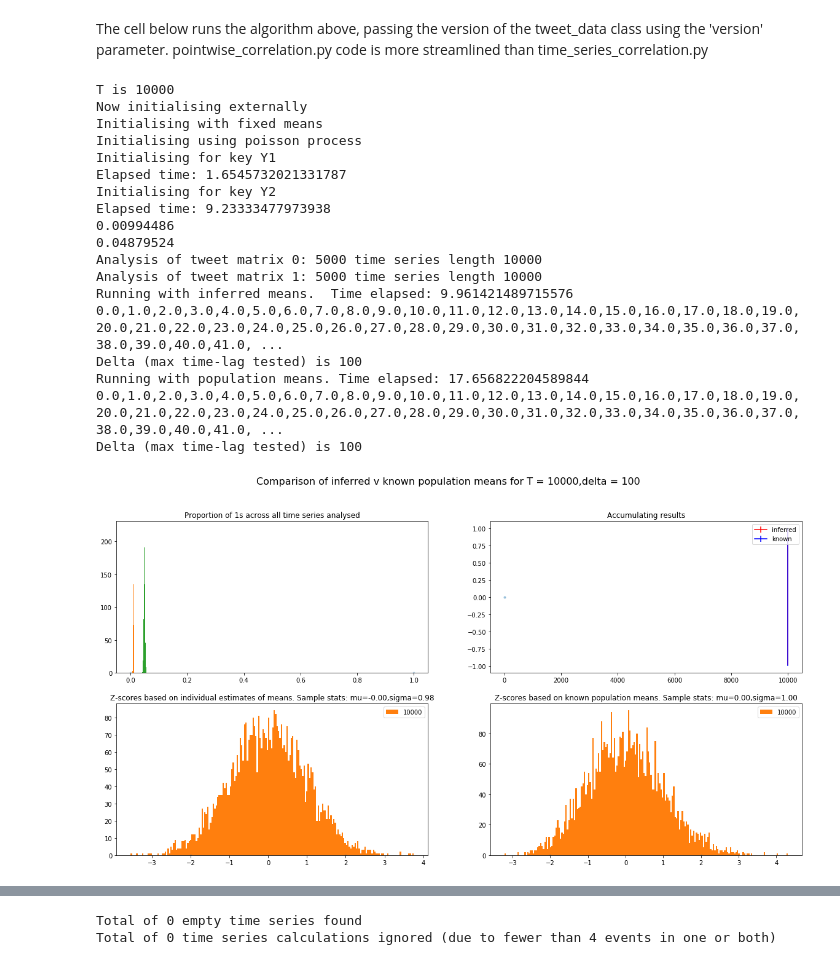
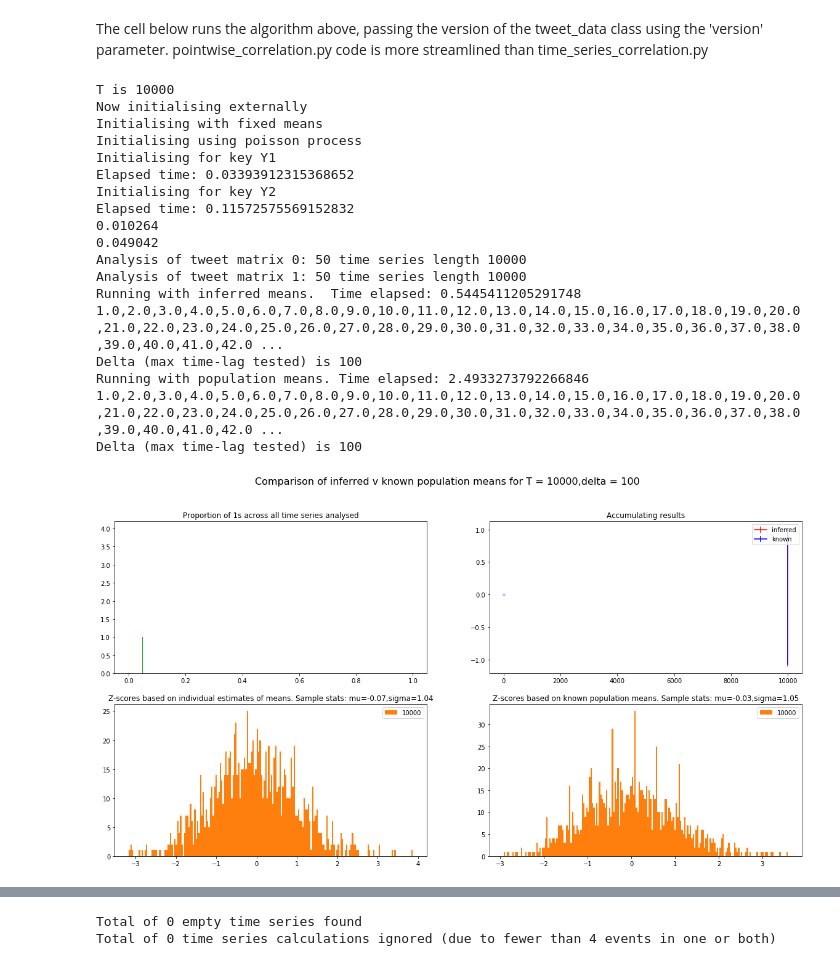
Before and after one commit to owenldennis/Tweet-timings, a Jupyter notebook: src/Tweet_project_tests.ipynb, the cells around one changed output, grey strips where cells are left out. Saved outputs shown, nothing was run; the diff lists cells and outputs as text; code cells hidden in the pictures.

Commit message:
slow_pop_means

```diff
--- a/src/Tweet_project_tests.ipynb
+++ b/src/Tweet_project_tests.ipynb
@@ -193,55 +182,57 @@ pc.EMPTY_TIME_SERIES_COUNT = 0
 # parameter dictionary
 params_dict = {
 #                'T' : 1000                        # Length of each time series
-                'n' : 5000,                      # How many time series in each population
+                'n' : 50,                      # How many time series in each population
                'Use external intialisation' : True,
-#                   'Use population means' : True, # Refers to whether correlation calculation is based on pre-determined or measured means
-                   'Use fixed means for setup' : True, # Refers to whether population(s) taken from given means or chai-squared dist
-#                       'random seed' : None,
-#                   'Test_mode' : False,
-                   'dense' : True,  # only needed for time_series_correlation (obsolete class)
-                    'sparse': False # must be false - only dense time series can be analysed
+#               'Use population means' : True, # Refers to whether correlation calculation is based on pre-determined or measured means
+
+                'Use fixed means for setup' : True, # Refers to whether population(s) taken from given means or chai-squared dist
+                'p1' : 0.01,
+                'p2' : 0.05,            # mean occurences from which populations will be drawn
+
+#               'Test_mode' : False,
+#                'dense' : True,  # only needed for time_series_correlation (obsolete class)
+                'sparse': False # must be false - only dense time series can be analysed
                     }
 
 lengths=[10000]  # Which lengths of time series to run the algorithm for
-p1=0.01                # mean occurences from which populations will be drawn
-p2=0.05                # if fixed means are used
-df=compare_inferred_and_known_means(version=pc,xs=lengths,params=[p1,p2,params_dict],
-                                    poisson_process=True,disjoint=True,verbose=True)
+
+df=compare_inferred_and_known_means(version=pc,xs=lengths,params=params_dict,
+                                    poisson_process=True,disjoint=False,verbose=True)
 plt.show()
 display(df)
 
 short_ts_data = np.array(pc.SHORT_TIME_SERIES_Z_SCORES)
 print("Total of {0} empty time series found".format(pc.EMPTY_TIME_SERIES_COUNT))
 print("Total of {0} time series calculations ignored (due to fewer than 4 events in one or both)".format(len(short_ts_data)))
 
 if len(short_ts_data):
     df = pd.DataFrame(list(np.transpose([[min(ts_data[0],ts_data[1]) for ts_data in short_ts_data],list(short_ts_data[:,2])])),
                       columns = ['Length of short time series','Z score'])
     print("Z_scores for comparisons involving very short series averaged : {0}".format(np.mean(short_ts_data[:,2])))
     #plt.plot([min(ts_data[0],ts_data[1]) for ts_data in short_ts_data],short_ts_data[:,2], 'x')
     #plt.show()
 
 #print("Mean and sigma for the z scores for empty time series are {0} and {1}".format(np.mean(z_scores), np.std(z_scores)))
 #plt.hist(z_scores)
 # %% [output]
 T is 10000
 Now initialising externally
 Initialising with fixed means
 Initialising using poisson process
 Initialising for key Y1
-Elapsed time: 1.6545732021331787
+Elapsed time: 0.03393912315368652
 Initialising for key Y2
-Elapsed time: 9.23333477973938
-0.00994486
-0.04879524
-Analysis of tweet matrix 0: 5000 time series length 10000
-Analysis of tweet matrix 1: 5000 time series length 10000
-Running with inferred means.  Time elapsed: 9.961421489715576
-0.0,1.0,2.0,3.0,4.0,5.0,6.0,7.0,8.0,9.0,10.0,11.0,12.0,13.0,14.0,15.0,16.0,17.0,18.0,19.0,20.0,21.0,22.0,23.0,24.0,25.0,26.0,27.0,28.0,29.0,30.0,31.0,32.0,33.0,34.0,35.0,36.0,37.0,38.0,39.0,40.0,41.0, ...
+Elapsed time: 0.11572575569152832
+0.010264
+0.049042
+Analysis of tweet matrix 0: 50 time series length 10000
+Analysis of tweet matrix 1: 50 time series length 10000
+Running with inferred means.  Time elapsed: 0.5445411205291748
+1.0,2.0,3.0,4.0,5.0,6.0,7.0,8.0,9.0,10.0,11.0,12.0,13.0,14.0,15.0,16.0,17.0,18.0,19.0,20.0,21.0,22.0,23.0,24.0,25.0,26.0,27.0,28.0,29.0,30.0,31.0,32.0,33.0,34.0,35.0,36.0,37.0,38.0,39.0,40.0,41.0,42.0 ...
 Delta (max time-lag tested) is 100
-Running with population means. Time elapsed: 17.656822204589844
-0.0,1.0,2.0,3.0,4.0,5.0,6.0,7.0,8.0,9.0,10.0,11.0,12.0,13.0,14.0,15.0,16.0,17.0,18.0,19.0,20.0,21.0,22.0,23.0,24.0,25.0,26.0,27.0,28.0,29.0,30.0,31.0,32.0,33.0,34.0,35.0,36.0,37.0,38.0,39.0,40.0,41.0, ...
+Running with population means. Time elapsed: 2.4933273792266846
+1.0,2.0,3.0,4.0,5.0,6.0,7.0,8.0,9.0,10.0,11.0,12.0,13.0,14.0,15.0,16.0,17.0,18.0,19.0,20.0,21.0,22.0,23.0,24.0,25.0,26.0,27.0,28.0,29.0,30.0,31.0,32.0,33.0,34.0,35.0,36.0,37.0,38.0,39.0,40.0,41.0,42.0 ...
 Delta (max time-lag tested) is 100
-[figure, old version]
+[figure, new version]
 |  | T | Z score std dev (inferred means) | Z score mean (inferred means) | Z score std dev (known means) | Z score mean (known means) |
```
Also changed, not shown: parts of 3 cells of this notebook, 1 other file.
